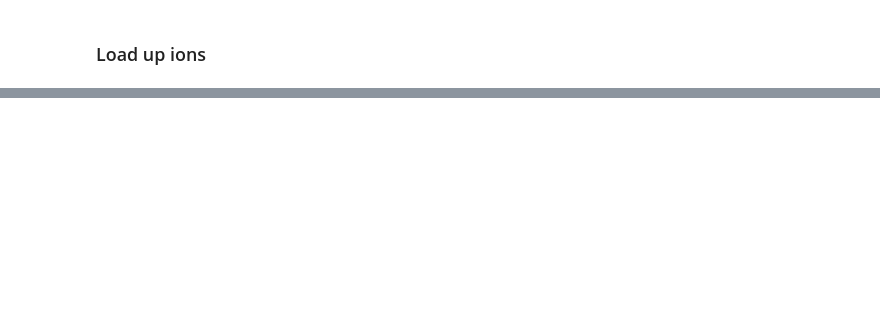
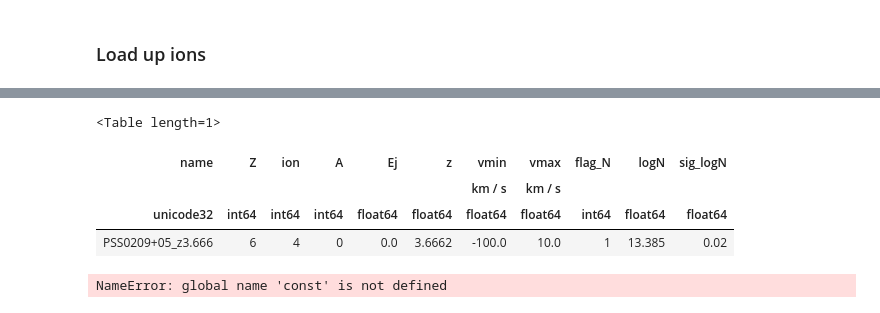
Before and after one commit to linetools/linetools, a Jupyter notebook: docs/examples/DLASystem_examples.ipynb, the cells around one changed output, grey strips where cells are left out. Drawn from its saved outputs; the diff is of its cells as text; code cells hidden in the pictures; blank space fills up the shorter version.

```diff
--- a/docs/examples/DLASystem_examples.ipynb
+++ b/docs/examples/DLASystem_examples.ipynb
@@ -38,0 +141,10 @@ len(dla._ionN)
+# %%
+t2 = CII_clms[0:1].copy()
+# %%
+t2
+# %% [output]
+<Table length=1>
+| name | Z | ion | A | Ej | z | vmin | vmax | flag_N | logN | sig_logN |
+|  |  |  |  |  |  | km / s | km / s |  |  |  |
+| unicode32 | int64 | int64 | int64 | float64 | float64 | float64 | float64 | int64 | float64 | float64 |
+| PSS0209+05_z3.666 | 6 | 4 | 0 | 0.0 | 3.6662 | -100.0 | 10.0 | 1 | 13.385 | 0.02 |
@@ -38,0 +153,4 @@ len(dla._ionN)
+# %%
+ltu.v_from_z(1., 1.1)
+# %% [output]
+NameError: global name 'const' is not defined
```
Also changed, not shown: parts of 15 cells of this notebook, 3 other files.
